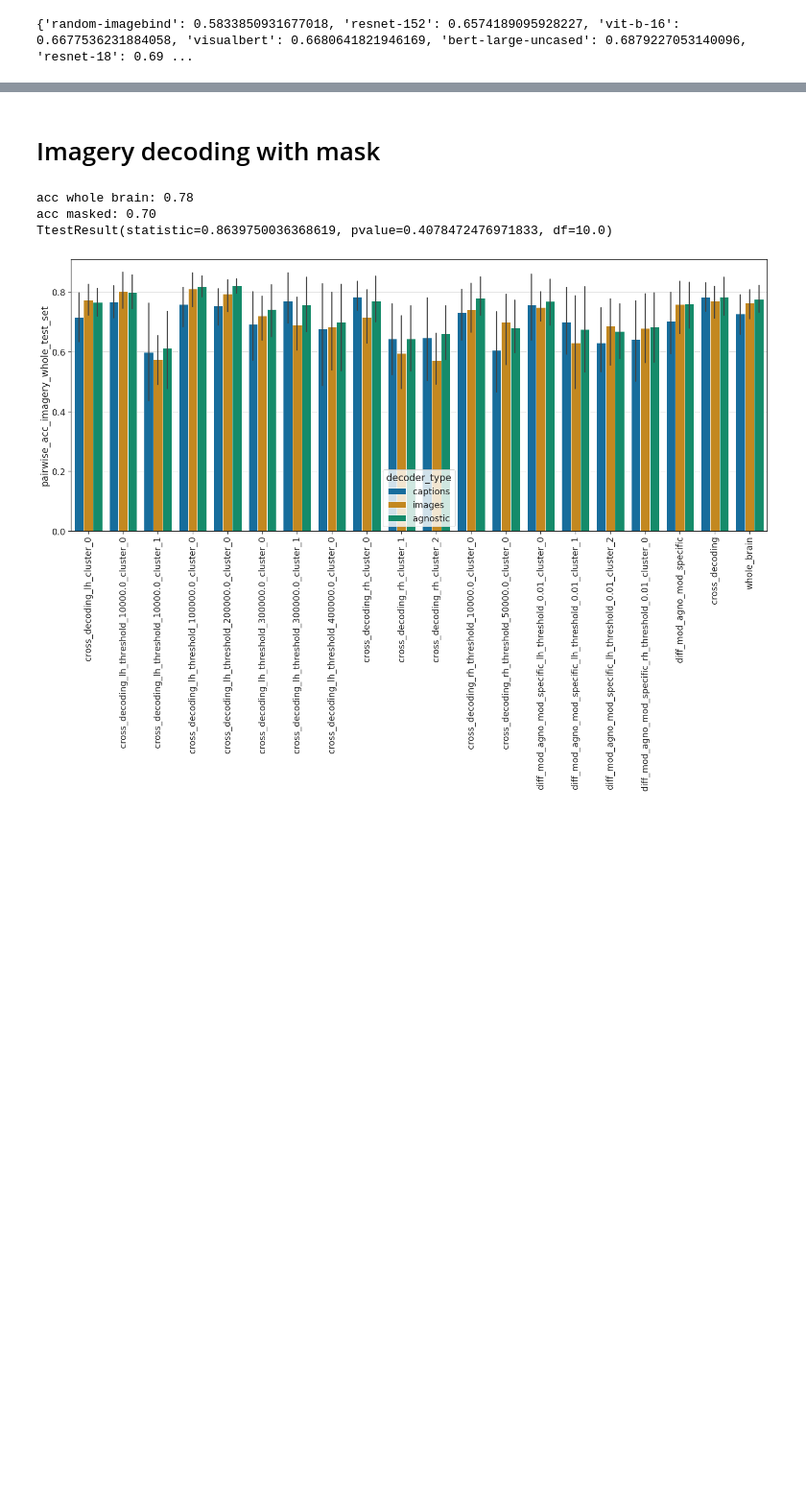
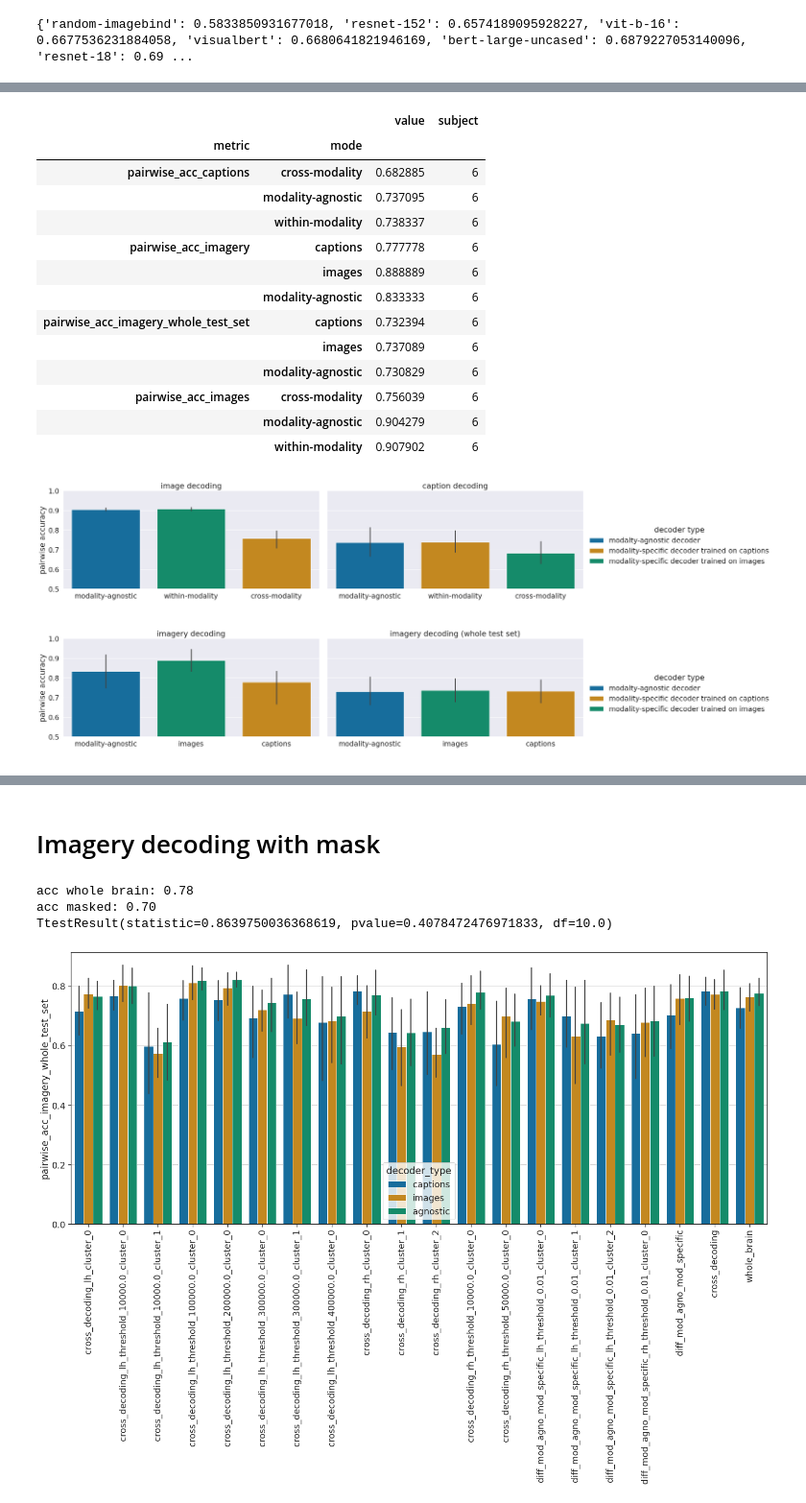
Before and after one commit to mitjanikolaus/multimodal_decoding, a Jupyter notebook: notebooks/modality_agnostic_decoding.ipynb, the cells around one changed output, grey strips where cells are left out. Shown at 96% size. Drawn from its saved outputs; the diff is of its cells as text; code cells hidden in the pictures; blank space fills up the shorter version.

```diff
--- a/notebooks/modality_agnostic_decoding.ipynb
+++ b/notebooks/modality_agnostic_decoding.ipynb
@@ -223,3 +254,75 @@ plt.savefig(os.path.join(RESULTS_DIR, f"features_comparison_split_by_modality_no
+# %%
+sns.set(font_scale=1.6)
+
+# MODEL = 'blip2'
+MODEL = 'imagebind'
+data_to_plot = data_default_feats.copy()
+data_to_plot = data_to_plot[data_to_plot.model == MODEL]
+METRICS = [ACC_IMAGES, ACC_CAPTIONS, ACC_IMAGERY, ACC_IMAGERY_WHOLE_TEST]
+data_to_plot = data_to_plot[data_to_plot.metric.isin(METRICS)]
+
+data_to_plot.loc[(data_to_plot.training_mode == 'agnostic'), 'mode'] = 'modality-agnostic'
+
+for training_mode in ["images", "captions"]:
+    for metric in METRICS:
+        if 'imagery' in metric:
+            mode = training_mode
+
+        else:
+            if training_mode == metric.split('_')[-1]:
+                mode = 'within-modality'
+            else:
+                mode = 'cross-modality'
+
+        data_to_plot.loc[(data_to_plot.training_mode == training_mode) & (data_to_plot.metric == metric), 'mode'] = mode
+
+
+
+display(data_to_plot.groupby(["metric", "mode"]).aggregate({"value": "mean", "subject": "count"}))
+data_to_plot['decoder type'] = data_to_plot['training_mode']
+data_to_plot['decoder type'] = data_to_plot['decoder type'].apply(lambda x: f'modality-specific decoder trained on {x}' if x in ['captions', 'images'] else 'modalty-agnostic decoder')
+
+
+METRICS = [ACC_IMAGES, ACC_CAPTIONS]
+ORDER = ['modality-agnostic', 'within-modality', 'cross-modality']
+g = sns.catplot(data=data_to_plot, x="mode", order=ORDER, y="value", col="metric", col_order=METRICS, hue='decoder type', kind="bar", sharex=False, height=5, aspect=2, palette=sns.color_palette("colorblind", 3))
+g.set(ylim=(0.5, 1))
+g.set_axis_labels(x_var=" ", y_var="pairwise accuracy")
+for ax in g.axes.flat:
+    if ACC_CAPTIONS in ax.get_title():
+        ax.set_title('caption decoding')
+    elif ACC_IMAGES in ax.get_title():
+        ax.set_title('image decoding')
+
+
+METRICS = [ACC_IMAGERY, ACC_IMAGERY_WHOLE_TEST]
+ORDER = ['modality-agnostic', 'images', 'captions']
+g = sns.catplot(data=data_to_plot, x="mode", order=ORDER, y="value", col="metric", col_order=METRICS, hue='decoder type', kind="bar", sharex=False, height=5, aspect=2, palette=sns.color_palette("colorblind", 3))
+g.set(ylim=(0.5, 1))
+g.set_axis_labels(x_var=" ", y_var="pairwise accuracy")
+for ax in g.axes.flat:
+    if ACC_IMAGERY_WHOLE_TEST in ax.get_title():
+        ax.set_title('imagery decoding (whole test set)')
+    elif ACC_IMAGERY in ax.get_title():
+        ax.set_title('imagery decoding')
+# plt.savefig(os.path.join(RESULTS_DIR, f"features_comparison_split_by_modality.png"), bbox_extra_artists=(lgd,), bbox_inches='tight', pad_inches=0, dpi=300)
+# %% [output]
+|  |  | value | subject |
+| metric | mode |  |  |
+| pairwise_acc_captions | cross-modality | 0.682885 | 6 |
+|  | modality-agnostic | 0.737095 | 6 |
+|  | within-modality | 0.738337 | 6 |
+| pairwise_acc_imagery | captions | 0.777778 | 6 |
+|  | images | 0.888889 | 6 |
+|  | modality-agnostic | 0.833333 | 6 |
+| pairwise_acc_imagery_whole_test_set | captions | 0.732394 | 6 |
+|  | images | 0.737089 | 6 |
+|  | modality-agnostic | 0.730829 | 6 |
+| pairwise_acc_images | cross-modality | 0.756039 | 6 |
+|  | modality-agnostic | 0.904279 | 6 |
+|  | within-modality | 0.907902 | 6 |
+[figure, added]
+[figure, added]
 # %%
 from scipy.stats import ttest_ind
 data_ttest = data_default_feats.copy()
```
Also changed, not shown: parts of 11 cells of this notebook, 1 other file.
